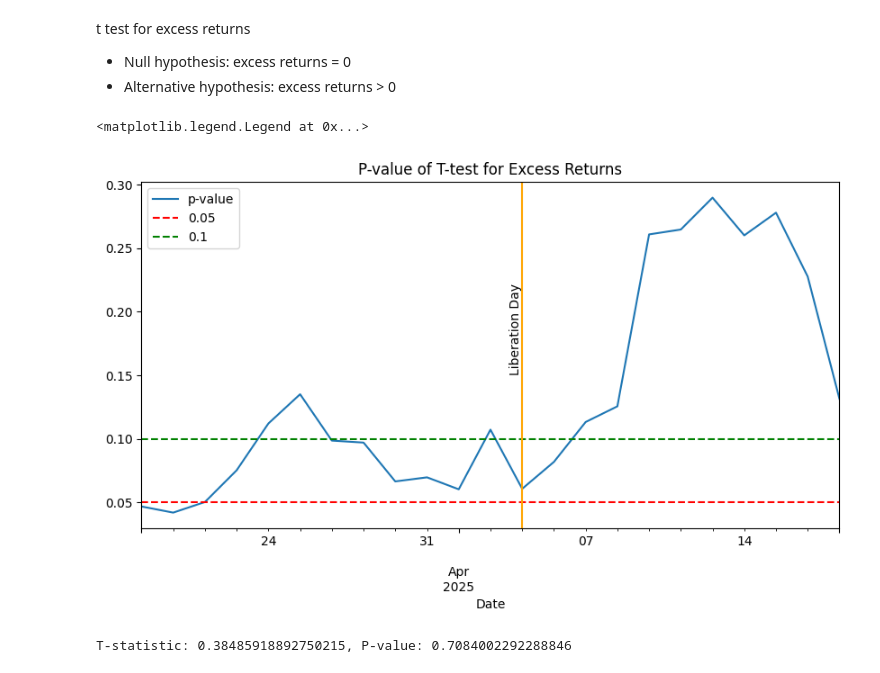
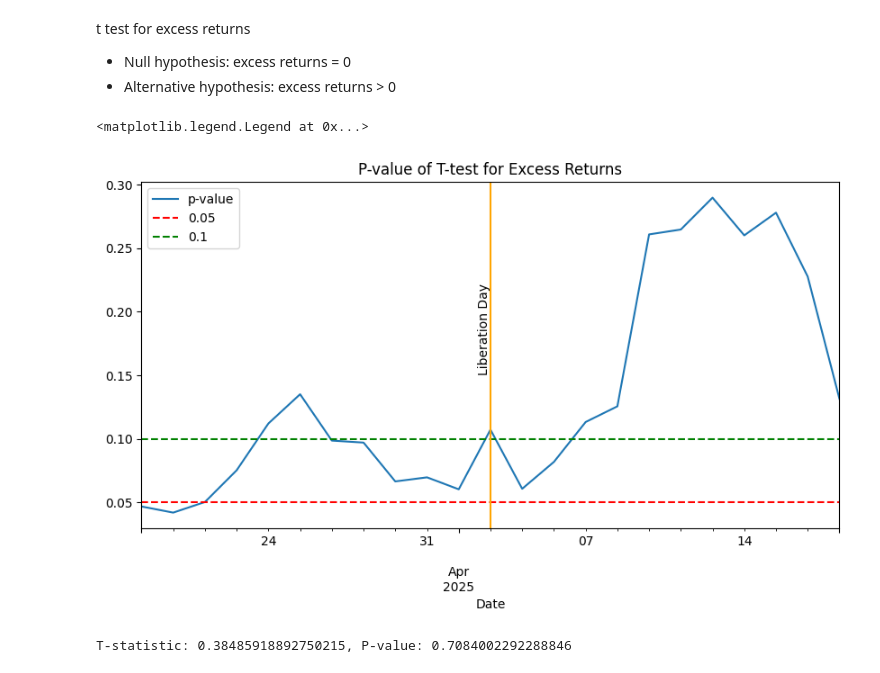
Before and after one commit to bagelquant/fin_model_1, a Jupyter notebook: final report/final_result.ipynb, the cells around one changed output. Cells and saved outputs as stored; diff of their text form; code cells hidden in the pictures.

```diff
--- a/final report/final_result.ipynb
+++ b/final report/final_result.ipynb
@@ -12,6 +12,7 @@ portfolio_start_size = 1000800  # Portfolio size
 # yfinance download date
 start_date = "2025-01-31"
 end_date = "2025-04-19"
+liberation_date = "2025-04-02"  # tariffs day
 # %%
 import pandas as pd
 
@@ -195,24 +196,24 @@ plt.legend()
 # %%
 # t test for excess returns
 from scipy import stats
 
 t_test_results = pd.DataFrame(columns=["T-statistic", "P-value"], index=log_returns.index[30:])
 
 for end_date in log_returns.index[30:]:
     t_stat, p_value = stats.ttest_1samp(log_returns["Excess"][:end_date], 0)
     t_test_results.loc[end_date] = [t_stat, p_value]
 
 t_test_results = t_test_results.astype(float)
 t_test_results["P-value"].plot(kind='line', figsize=(10, 5), title="P-value of T-test for Excess Returns")
 plt.axhline(y=0.05, color='r', linestyle='--')
 plt.axhline(y=0.1, color='g', linestyle='--')
 # add tariffs day 2025-04-03 vertical line
-plt.axvline(x=pd.to_datetime("2025-04-03"), color='orange', linestyle='-')  # type: ignore
-plt.text(pd.to_datetime("2025-04-03"), 0.15, "Liberation Day", rotation=90, verticalalignment='bottom', horizontalalignment='right')  # type: ignore
+plt.axvline(x=pd.to_datetime(liberation_date), color='orange', linestyle='-')  # type: ignore
+plt.text(pd.to_datetime(liberation_date), 0.15, "Liberation Day", rotation=90, verticalalignment='bottom', horizontalalignment='right')  # type: ignore
 plt.legend(["p-value", "0.05", "0.1"])
 # %% [output]
 <matplotlib.legend.Legend at 0x...>
-[figure, old version]
+[figure, new version]
 # %%
 # Tariffs period t test
 t_stat, p_value = stats.ttest_1samp(log_returns["Excess"]["2025-04-03":], 0)
```
Also changed, not shown: parts of 2 cells of this notebook, 9 other files.
